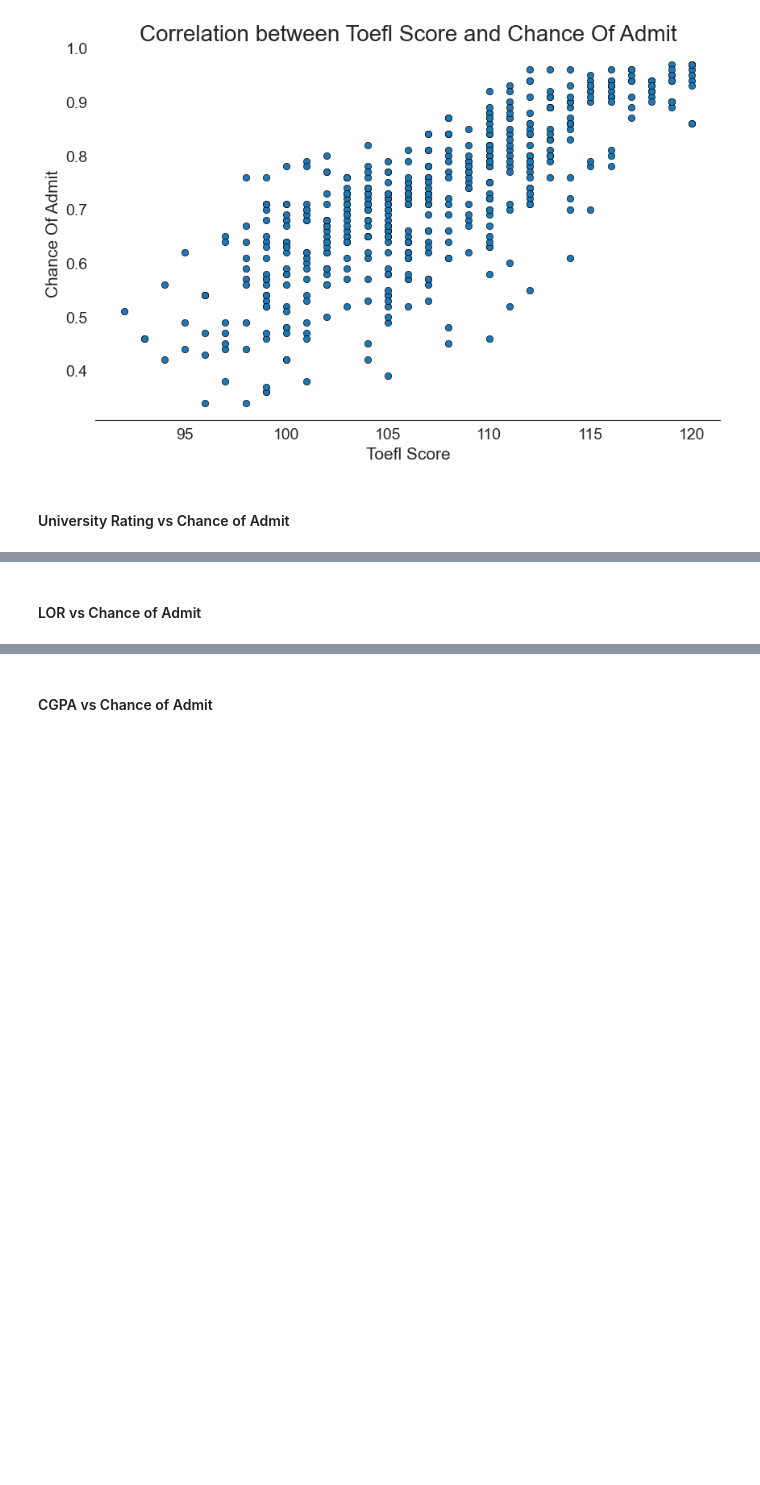
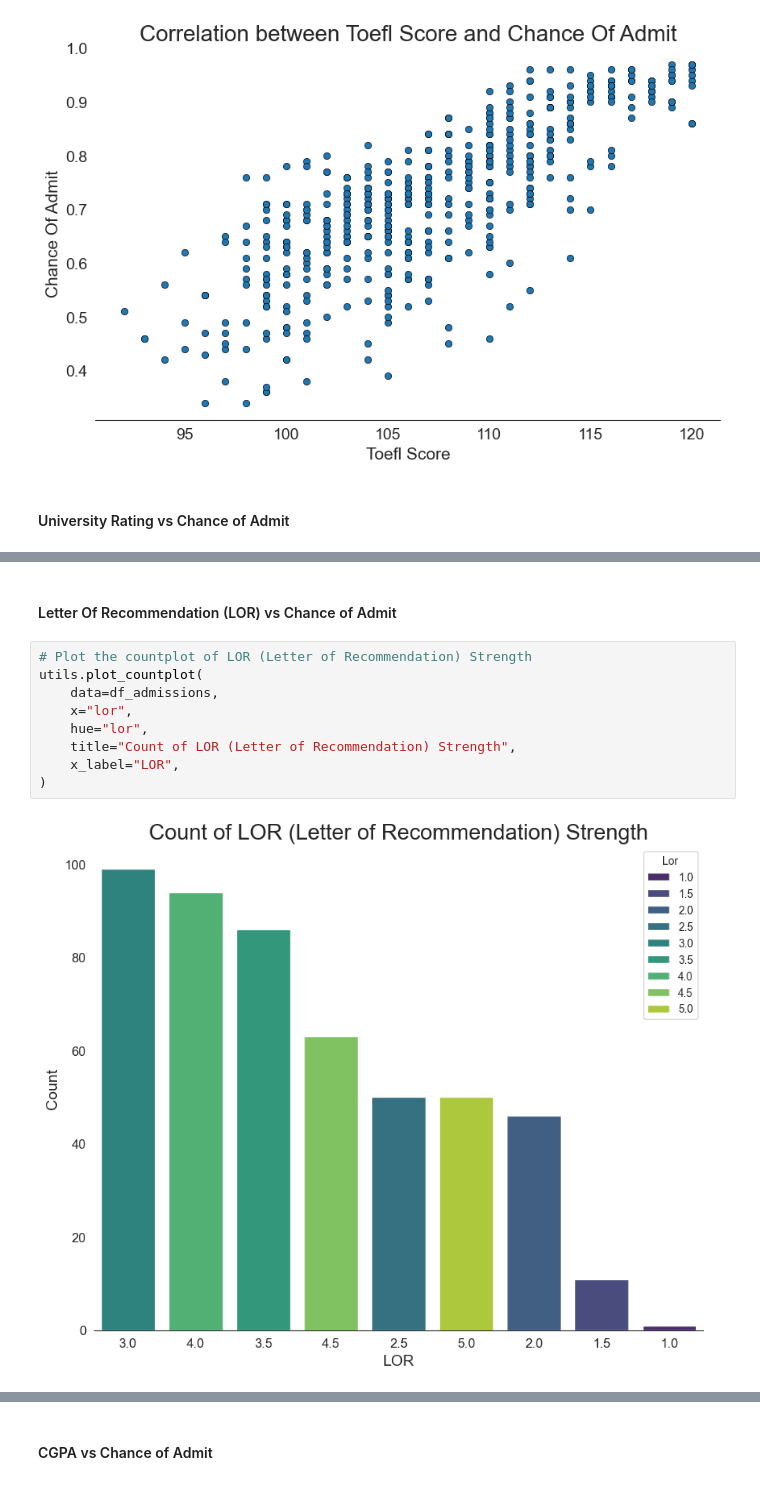
Before and after one commit to stefansphtr/Deep-Learning-Regression-with-Admissions-Data, a Jupyter notebook: Graduate_Admissions_Prediction_with_TensorFlow.ipynb, the cells around one changed output, grey strips where cells are left out. Saved outputs shown, nothing was run; the diff lists cells and outputs as text; blank space fills up the shorter version.

```diff
--- a/Graduate_Admissions_Prediction_with_TensorFlow.ipynb
+++ b/Graduate_Admissions_Prediction_with_TensorFlow.ipynb
@@ -497,5 +519,16 @@ utils.plot_correlation(
 # %% [output]
 [figure]
 # %% [markdown]
-#### LOR vs Chance of Admit
+#### Letter Of Recommendation (LOR) vs Chance of Admit
+# %%
+# Plot the countplot of LOR (Letter of Recommendation) Strength
+utils.plot_countplot(
+    data=df_admissions,
+    x="lor",
+    hue="lor",
+    title="Count of LOR (Letter of Recommendation) Strength",
+    x_label="LOR",
+)
+# %% [output]
+[figure, added]
 # %%
```
Also changed, not shown: parts of 14 cells of this notebook.
